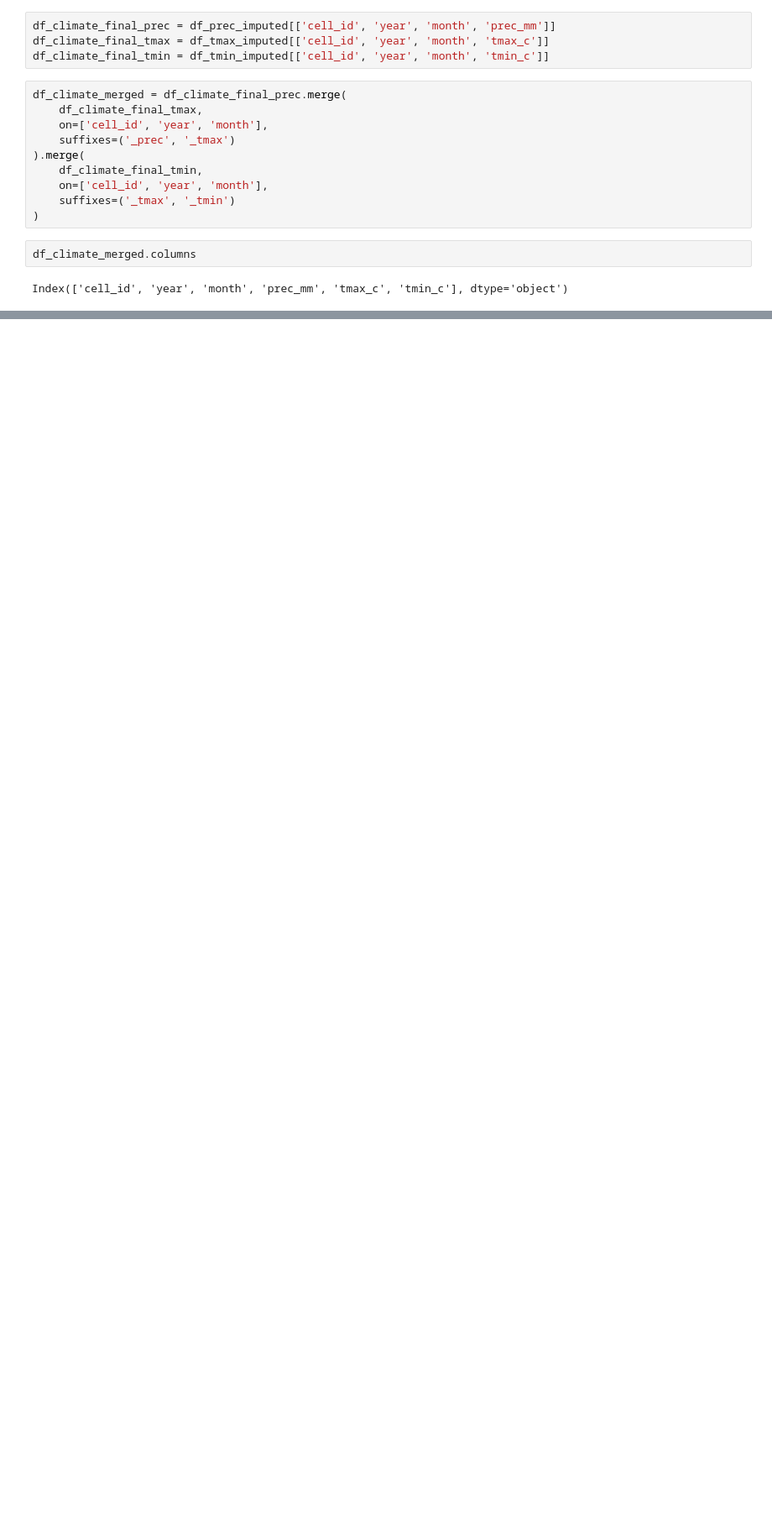
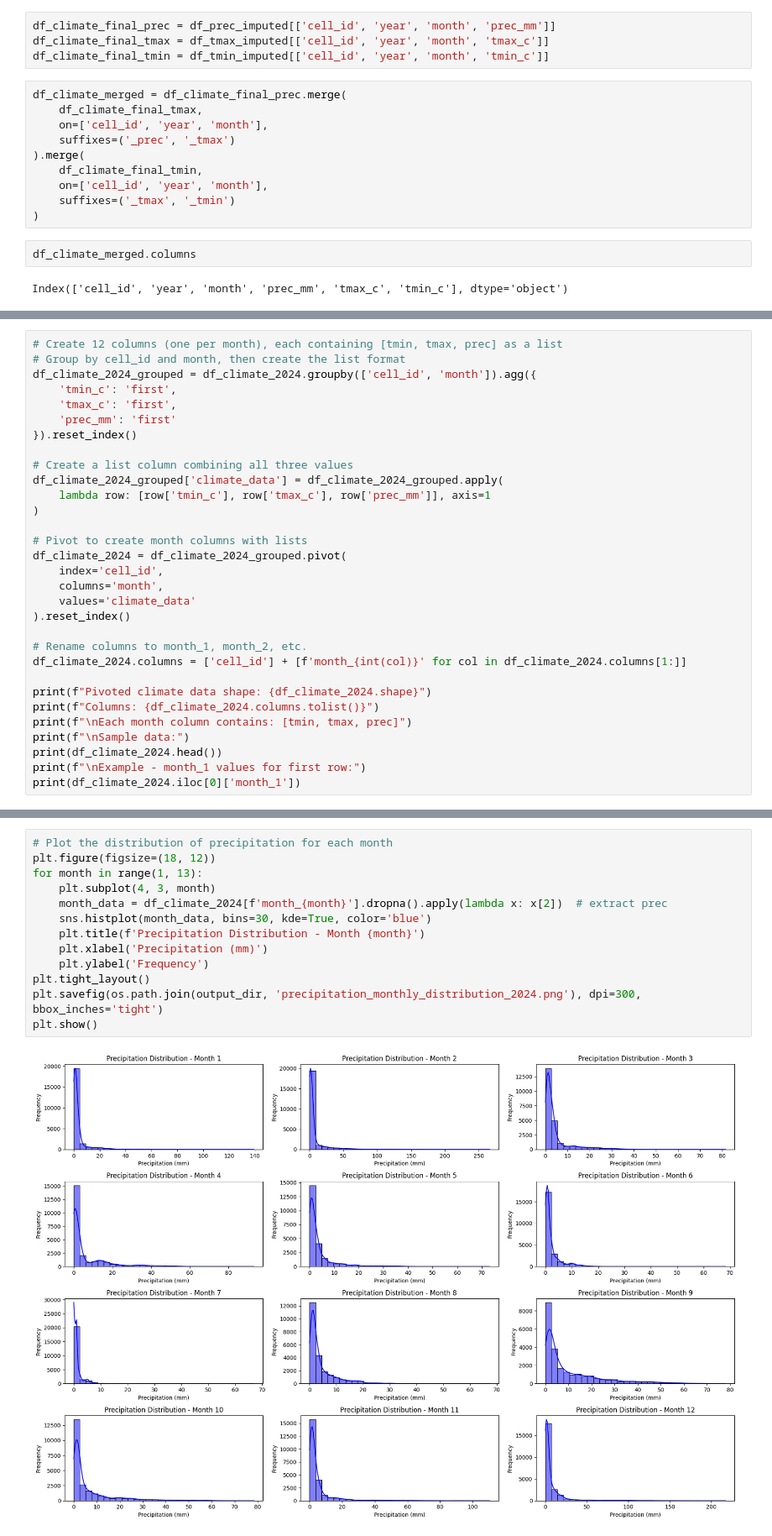
Before and after one commit to sarahmoussaoui/Fire-Detection-Data-Mining-Project, a Jupyter notebook: Code/Exploratory Analysis/Climate_Analysis.ipynb, the cells around one changed output, grey strips where cells are left out. Shown at 84% size. Drawn from its saved outputs; the diff is of its cells as text; blank space fills up the shorter version.

```diff
--- a/Code/Exploratory Analysis/Climate_Analysis.ipynb
+++ b/Code/Exploratory Analysis/Climate_Analysis.ipynb
@@ -743,0 +713,31 @@ df_climate_reduced.drop(columns=['year', 'month', 'prec_mm', 'tmax_c', 'tmin_c']
+# %%
+# Create 12 columns (one per month), each containing [tmin, tmax, prec] as a list
+# Group by cell_id and month, then create the list format
+df_climate_2024_grouped = df_climate_2024.groupby(['cell_id', 'month']).agg({
+    'tmin_c': 'first',
+    'tmax_c': 'first',
+    'prec_mm': 'first'
+}).reset_index()
+
+# Create a list column combining all three values
+df_climate_2024_grouped['climate_data'] = df_climate_2024_grouped.apply(
+    lambda row: [row['tmin_c'], row['tmax_c'], row['prec_mm']], axis=1
+)
+
+# Pivot to create month columns with lists
+df_climate_2024 = df_climate_2024_grouped.pivot(
+    index='cell_id',
+    columns='month',
+    values='climate_data'
+).reset_index()
+
+# Rename columns to month_1, month_2, etc.
+df_climate_2024.columns = ['cell_id'] + [f'month_{int(col)}' for col in df_climate_2024.columns[1:]]
+
+print(f"Pivoted climate data shape: {df_climate_2024.shape}")
+print(f"Columns: {df_climate_2024.columns.tolist()}")
+print(f"\nEach month column contains: [tmin, tmax, prec]")
+print(f"\nSample data:")
+print(df_climate_2024.head())
+print(f"\nExample - month_1 values for first row:")
+print(df_climate_2024.iloc[0]['month_1'])
@@ -744 +806,16 @@ df_climate_reduced.drop(columns=['year', 'month', 'prec_mm', 'tmax_c', 'tmin_c']
+# %%
+# Plot the distribution of precipitation for each month
+plt.figure(figsize=(18, 12))
+for month in range(1, 13):
+    plt.subplot(4, 3, month)
+    month_data = df_climate_2024[f'month_{month}'].dropna().apply(lambda x: x[2])  # extract prec
+    sns.histplot(month_data, bins=30, kde=True, color='blue')
+    plt.title(f'Precipitation Distribution - Month {month}')
+    plt.xlabel('Precipitation (mm)')
+    plt.ylabel('Frequency')
+plt.tight_layout()
+plt.savefig(os.path.join(output_dir, 'precipitation_monthly_distribution_2024.png'), dpi=300, bbox_inches='tight')
+plt.show()
+# %% [output]
+[figure, added]
 # %%
```
Also changed, not shown: parts of 15 cells of this notebook, 2 other files.
